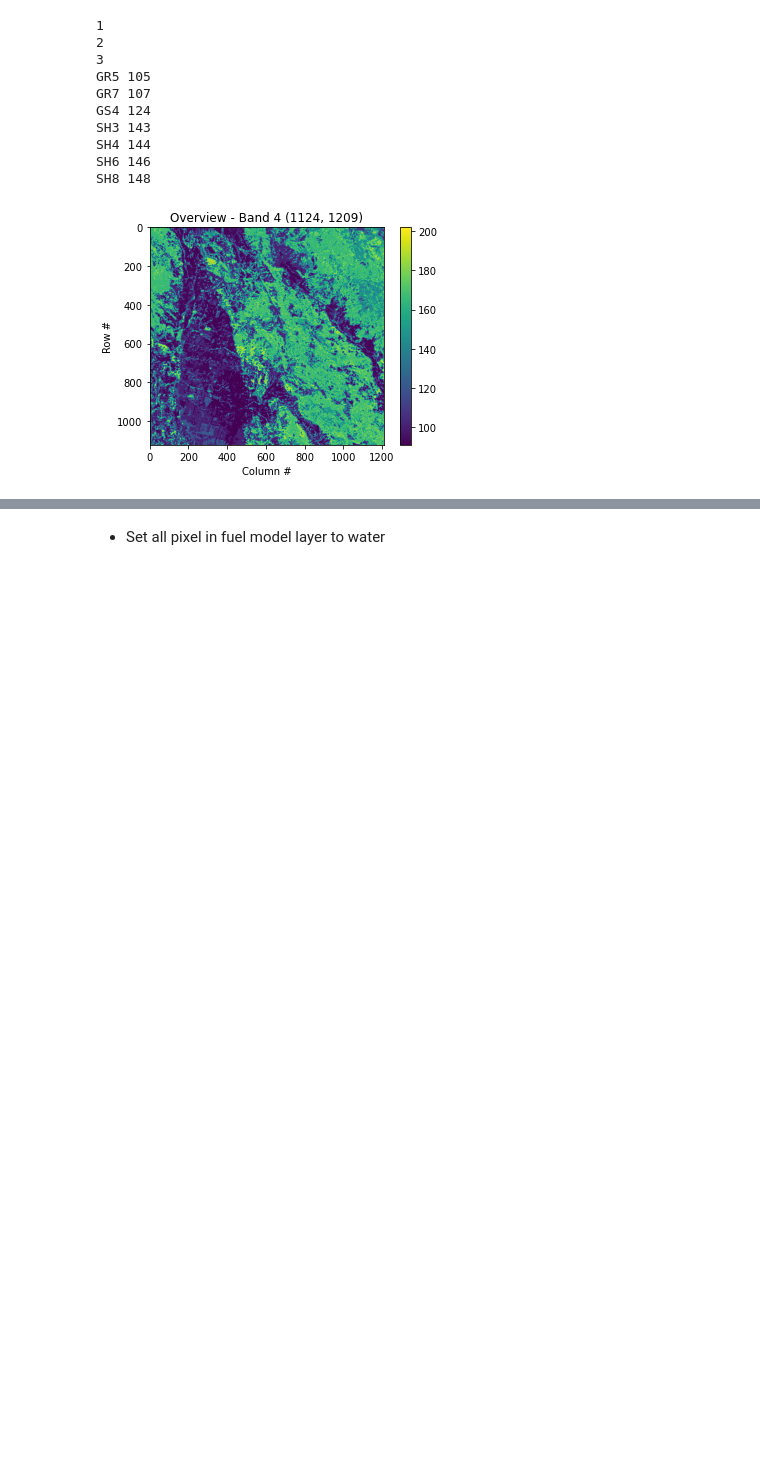
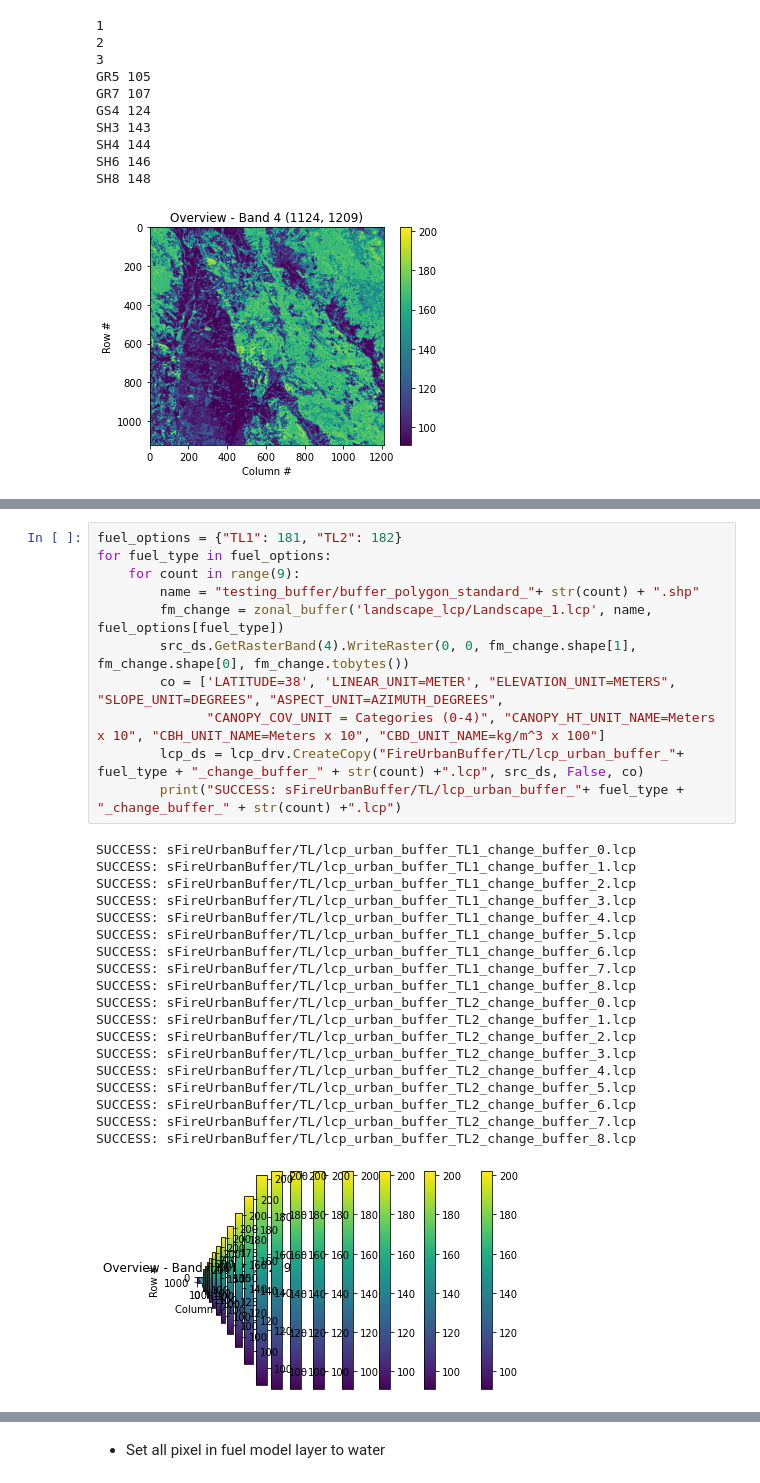
Before and after one commit to fxdawnn/VeggieWildfire, a Jupyter notebook: gdal_lcp.ipynb, the cells around one changed output, grey strips where cells are left out. Saved outputs shown, nothing was run; the diff lists cells and outputs as text; blank space fills up the shorter version.

```diff
--- a/gdal_lcp.ipynb
+++ b/gdal_lcp.ipynb
@@ -355,0 +386,31 @@ SUCCESS: buffer_veggie_testing/lcp_creation_testingSH8_change_buffer_3.lcp
+# %%
+fuel_options = {"TL1": 181, "TL2": 182}
+for fuel_type in fuel_options:
+    for count in range(9):
+        name = "testing_buffer/buffer_polygon_standard_"+ str(count) + ".shp"
+        fm_change = zonal_buffer('landscape_lcp/Landscape_1.lcp', name, fuel_options[fuel_type])
+        src_ds.GetRasterBand(4).WriteRaster(0, 0, fm_change.shape[1], fm_change.shape[0], fm_change.tobytes())
+        co = ['LATITUDE=38', 'LINEAR_UNIT=METER', "ELEVATION_UNIT=METERS", "SLOPE_UNIT=DEGREES", "ASPECT_UNIT=AZIMUTH_DEGREES",
+              "CANOPY_COV_UNIT = Categories (0-4)", "CANOPY_HT_UNIT_NAME=Meters x 10", "CBH_UNIT_NAME=Meters x 10", "CBD_UNIT_NAME=kg/m^3 x 100"]
+        lcp_ds = lcp_drv.CreateCopy("FireUrbanBuffer/TL/lcp_urban_buffer_"+ fuel_type + "_change_buffer_" + str(count) +".lcp", src_ds, False, co)
+        print("SUCCESS: sFireUrbanBuffer/TL/lcp_urban_buffer_"+ fuel_type + "_change_buffer_" + str(count) +".lcp")
+# %% [output]
+SUCCESS: sFireUrbanBuffer/TL/lcp_urban_buffer_TL1_change_buffer_0.lcp
+SUCCESS: sFireUrbanBuffer/TL/lcp_urban_buffer_TL1_change_buffer_1.lcp
+SUCCESS: sFireUrbanBuffer/TL/lcp_urban_buffer_TL1_change_buffer_2.lcp
+SUCCESS: sFireUrbanBuffer/TL/lcp_urban_buffer_TL1_change_buffer_3.lcp
+SUCCESS: sFireUrbanBuffer/TL/lcp_urban_buffer_TL1_change_buffer_4.lcp
+SUCCESS: sFireUrbanBuffer/TL/lcp_urban_buffer_TL1_change_buffer_5.lcp
+SUCCESS: sFireUrbanBuffer/TL/lcp_urban_buffer_TL1_change_buffer_6.lcp
+SUCCESS: sFireUrbanBuffer/TL/lcp_urban_buffer_TL1_change_buffer_7.lcp
+SUCCESS: sFireUrbanBuffer/TL/lcp_urban_buffer_TL1_change_buffer_8.lcp
+SUCCESS: sFireUrbanBuffer/TL/lcp_urban_buffer_TL2_change_buffer_0.lcp
+SUCCESS: sFireUrbanBuffer/TL/lcp_urban_buffer_TL2_change_buffer_1.lcp
+SUCCESS: sFireUrbanBuffer/TL/lcp_urban_buffer_TL2_change_buffer_2.lcp
+SUCCESS: sFireUrbanBuffer/TL/lcp_urban_buffer_TL2_change_buffer_3.lcp
+SUCCESS: sFireUrbanBuffer/TL/lcp_urban_buffer_TL2_change_buffer_4.lcp
+SUCCESS: sFireUrbanBuffer/TL/lcp_urban_buffer_TL2_change_buffer_5.lcp
+SUCCESS: sFireUrbanBuffer/TL/lcp_urban_buffer_TL2_change_buffer_6.lcp
+SUCCESS: sFireUrbanBuffer/TL/lcp_urban_buffer_TL2_change_buffer_7.lcp
+SUCCESS: sFireUrbanBuffer/TL/lcp_urban_buffer_TL2_change_buffer_8.lcp
+[figure, added]
```
Also changed, not shown: parts of 23 cells of this notebook, 3 other files.
